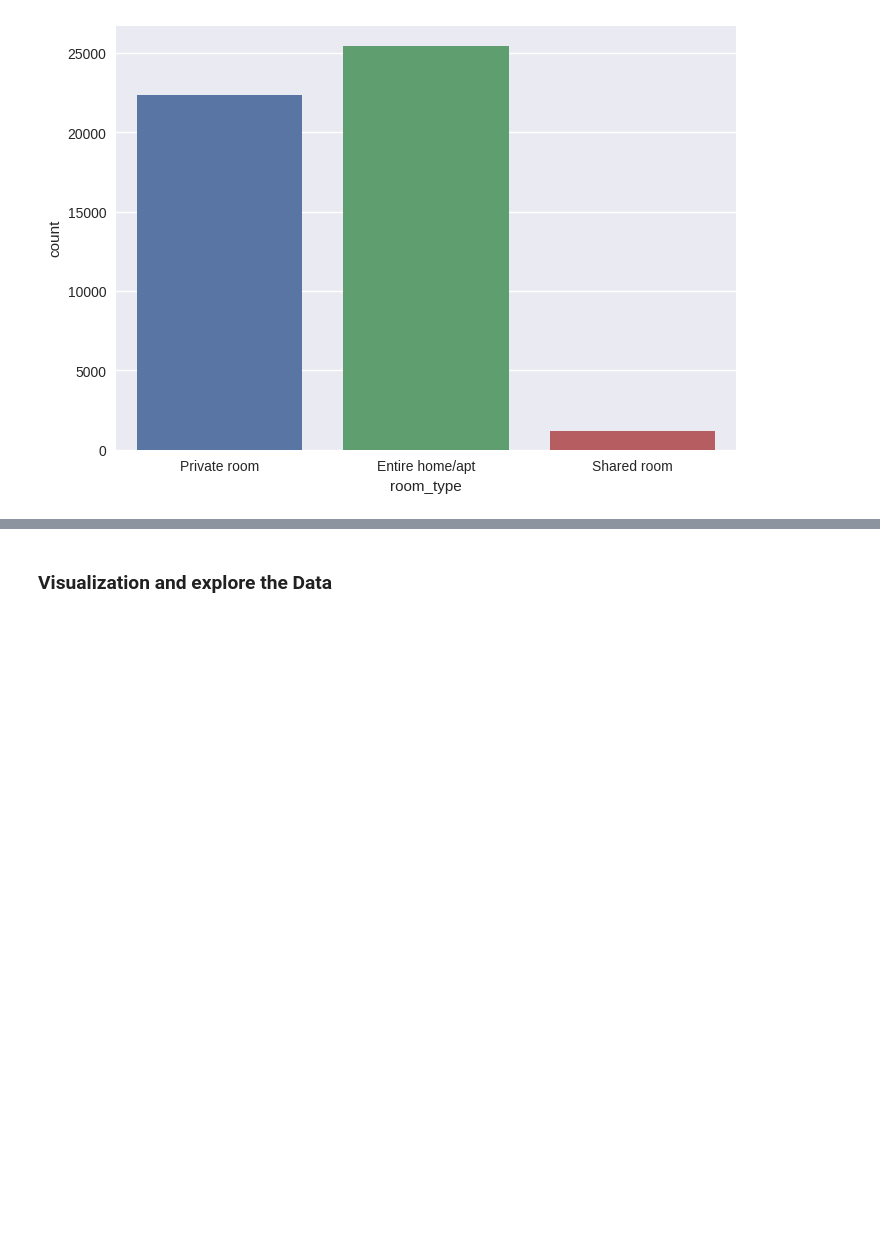
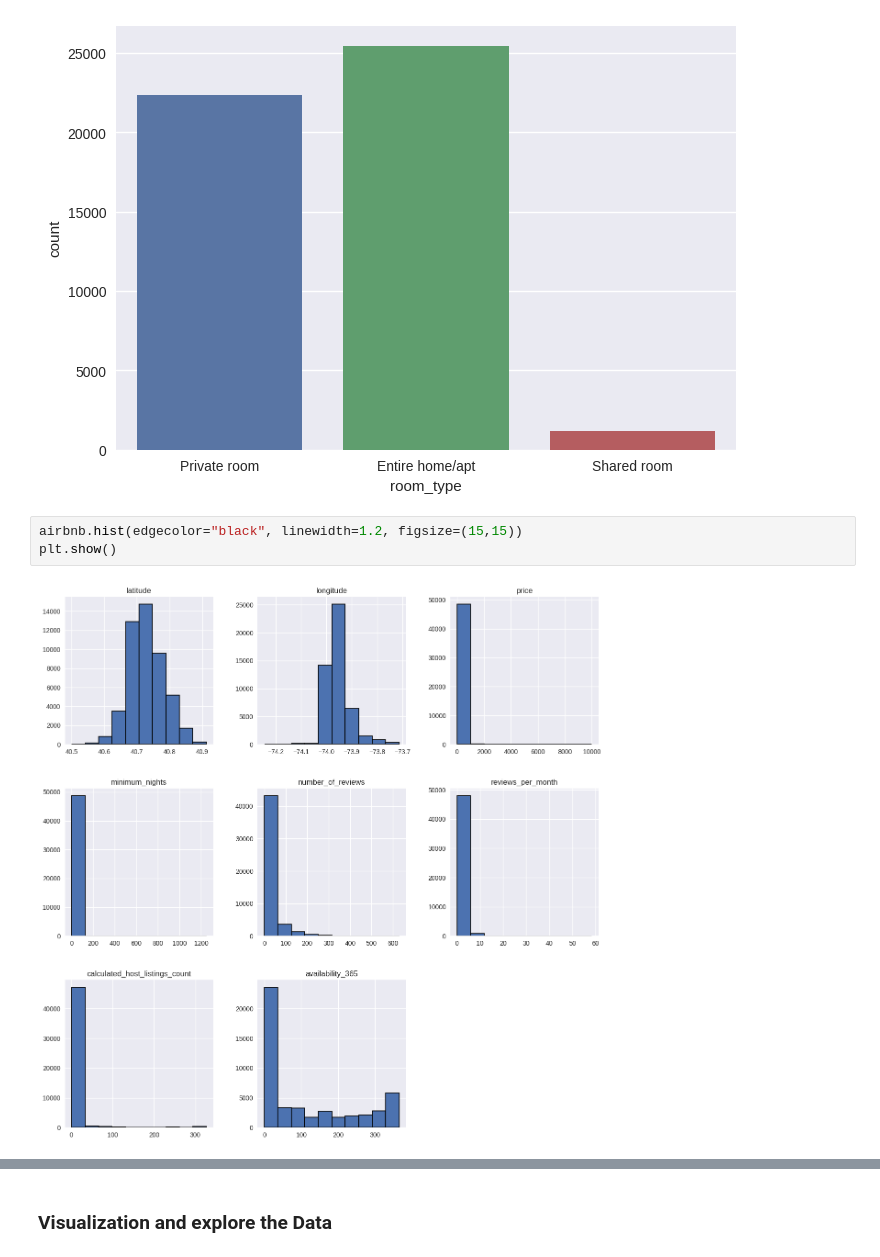
Before and after one commit to aman-singanamala/EDA-s, a Jupyter notebook: New-York-City-Airbnb-Open-Data/analysis.ipynb, the cells around one changed output, grey strips where cells are left out. Saved outputs shown, nothing was run; the diff lists cells and outputs as text; blank space fills up the shorter version.

```diff
--- a/New-York-City-Airbnb-Open-Data/analysis.ipynb
+++ b/New-York-City-Airbnb-Open-Data/analysis.ipynb
@@ -115,3 +135,8 @@ sns.countplot(x='room_type',data=airbnb)
 plt.show()
 # %% [output]
 [figure]
+# %%
+airbnb.hist(edgecolor="black", linewidth=1.2, figsize=(15,15))
+plt.show()
+# %% [output]
+[figure, added]
```
Also changed, not shown: parts of 13 cells of this notebook, 1 other file.
